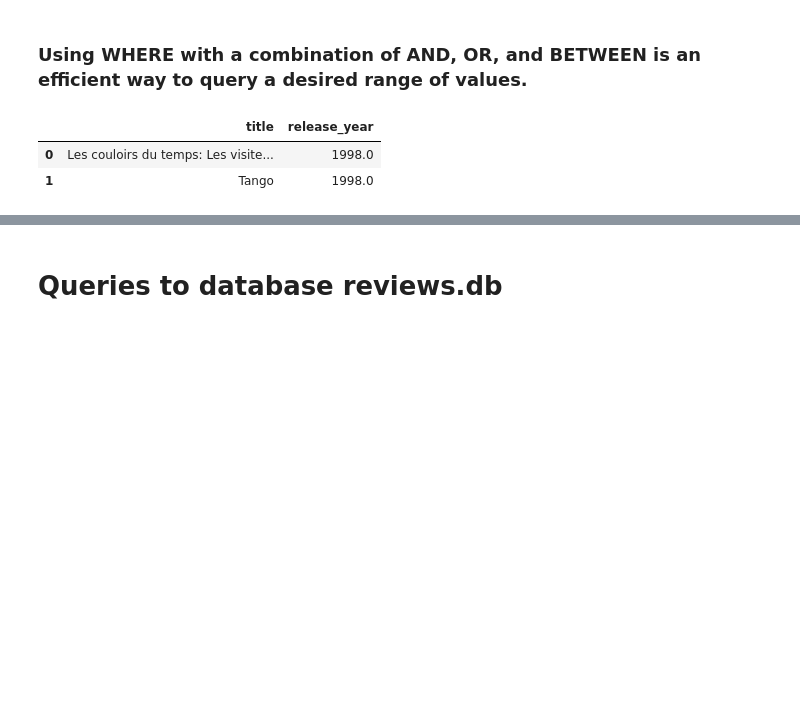
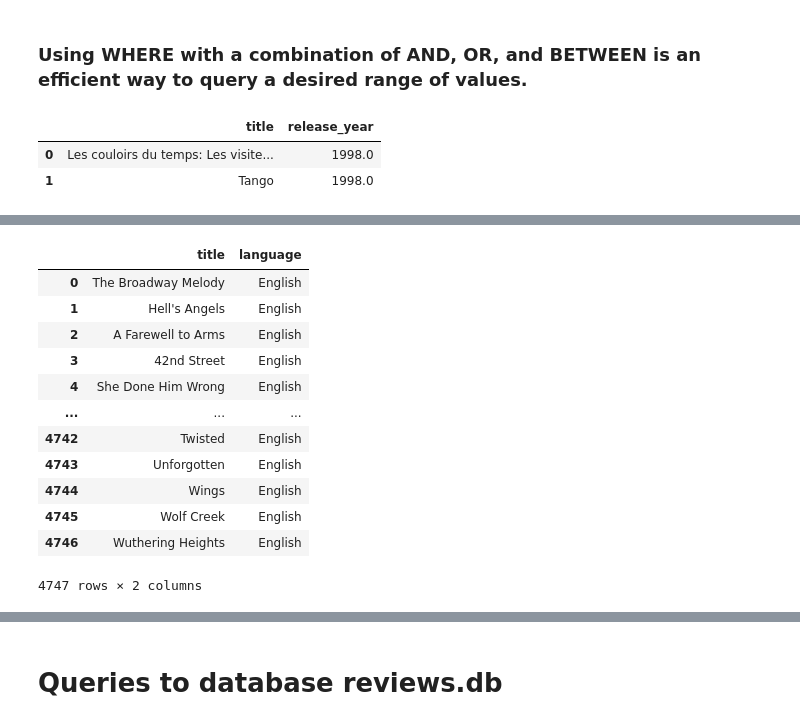
Before and after one commit to Cooleekova/data_engineering, a Jupyter notebook: SQL/SQL_basics.ipynb, the cells around one changed output, grey strips where cells are left out. Cells and saved outputs as stored; diff of their text form; code cells hidden in the pictures; blank space fills up the shorter version.

```diff
--- a/SQL/SQL_basics.ipynb
+++ b/SQL/SQL_basics.ipynb
@@ -204,0 +308,20 @@ pd.read_sql("""SELECT title, release_year
+# %%
+# Find the title and language of all films in English, Spanish, and French
+pd.read_sql("""SELECT title, language
+               FROM films
+               WHERE language IN ('English', 'Spanish', 'French');""",
+            con)
+# %% [output]
+|  | title | language |
+| 0 | The Broadway Melody | English |
+| 1 | Hell's Angels | English |
+| 2 | A Farewell to Arms | English |
+| 3 | 42nd Street | English |
+| 4 | She Done Him Wrong | English |
+| ... | ... | ... |
+| 4742 | Twisted | English |
+| 4743 | Unforgotten | English |
+| 4744 | Wings | English |
+| 4745 | Wolf Creek | English |
+| 4746 | Wuthering Heights | English |
+4747 rows × 2 columns
```
Also changed, not shown: parts of 9 cells of this notebook.
